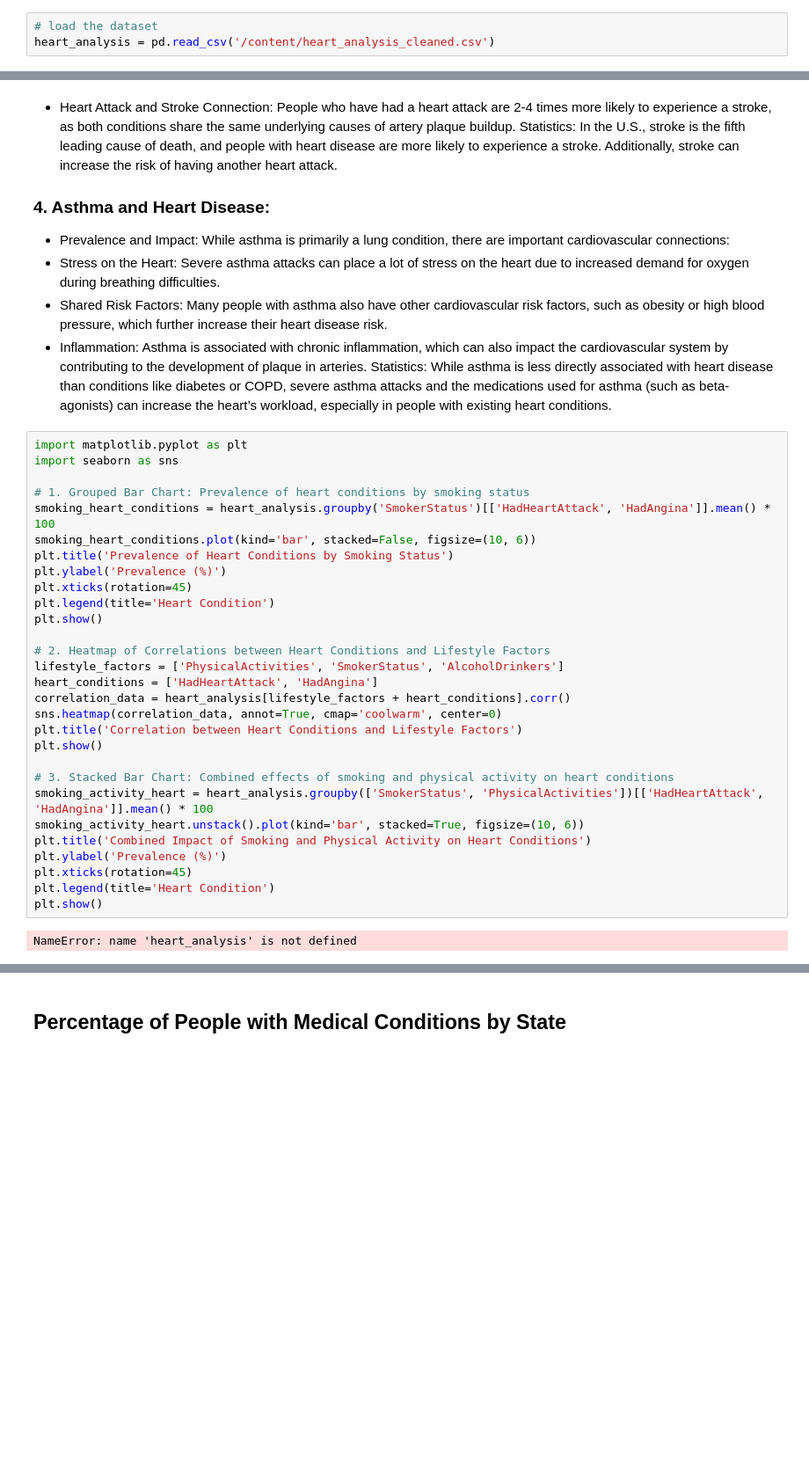
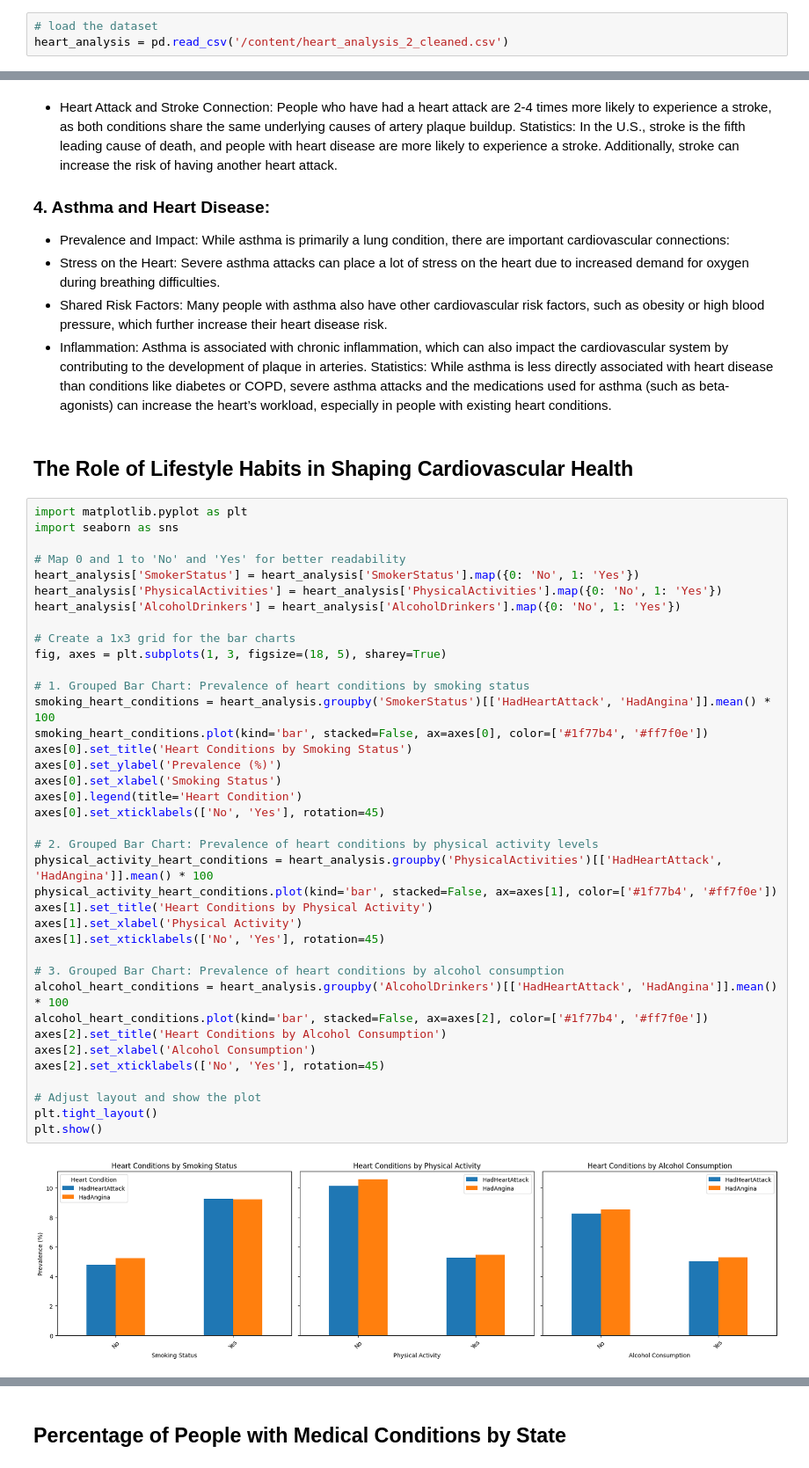
Before and after one commit to bonareri/Python-Data-Analysis, a Jupyter notebook: Heart_Analysis.ipynb, the cells around one changed output, grey strips where cells are left out. Shown at 88% size. Cells and saved outputs as stored; diff of their text form; blank space fills up the shorter version.

```diff
--- a/Heart_Analysis.ipynb
+++ b/Heart_Analysis.ipynb
@@ -10,7 +10,7 @@ import missingno as msn
 import plotly.express as px
 # %%
 # load the dataset
-heart_analysis = pd.read_csv('/content/heart_analysis_cleaned.csv')
+heart_analysis = pd.read_csv('/content/heart_analysis_2_cleaned.csv')
 # %%
 # data exploration
 heart_analysis.head()
@@ -503,34 +512,45 @@ Statistics: In the U.S., stroke is the fifth leading cause of death, and people
 - Shared Risk Factors: Many people with asthma also have other cardiovascular risk factors, such as obesity or high blood pressure, which further increase their heart disease risk.
 - Inflammation: Asthma is associated with chronic inflammation, which can also impact the cardiovascular system by contributing to the development of plaque in arteries.
 Statistics: While asthma is less directly associated with heart disease than conditions like diabetes or COPD, severe asthma attacks and the medications used for asthma (such as beta-agonists) can increase the heart’s workload, especially in people with existing heart conditions.
-# %%
-import matplotlib.pyplot as plt
-import seaborn as sns
-
-# 1. Grouped Bar Chart: Prevalence of heart conditions by smoking status
-smoking_heart_conditions = heart_analysis.groupby('SmokerStatus')[['HadHeartAttack', 'HadAngina']].mean() * 100
-smoking_heart_conditions.plot(kind='bar', stacked=False, figsize=(10, 6))
-plt.title('Prevalence of Heart Conditions by Smoking Status')
-plt.ylabel('Prevalence (%)')
-plt.xticks(rotation=45)
-plt.legend(title='Heart Condition')
-plt.show()
-
-# 2. Heatmap of Correlations between Heart Conditions and Lifestyle Factors
-lifestyle_factors = ['PhysicalActivities', 'SmokerStatus', 'AlcoholDrinkers']
-heart_conditions = ['HadHeartAttack', 'HadAngina']
-correlation_data = heart_analysis[lifestyle_factors + heart_conditions].corr()
-sns.heatmap(correlation_data, annot=True, cmap='coolwarm', center=0)
-plt.title('Correlation between Heart Conditions and Lifestyle Factors')
-plt.show()
-
-# 3. Stacked Bar Chart: Combined effects of smoking and physical activity on heart conditions
-smoking_activity_heart = heart_analysis.groupby(['SmokerStatus', 'PhysicalActivities'])[['HadHeartAttack', 'HadAngina']].mean() * 100
-smoking_activity_heart.unstack().plot(kind='bar', stacked=True, figsize=(10, 6))
-plt.title('Combined Impact of Smoking and Physical Activity on Heart Conditions')
-plt.ylabel('Prevalence (%)')
-plt.xticks(rotation=45)
-plt.legend(title='Heart Condition')
-plt.show()
-# %% [output]
-NameError: name 'heart_analysis' is not defined
+# %% [markdown]
+## The Role of Lifestyle Habits in Shaping Cardiovascular Health
+# %%
+import matplotlib.pyplot as plt
+import seaborn as sns
+
+# Map 0 and 1 to 'No' and 'Yes' for better readability
+heart_analysis['SmokerStatus'] = heart_analysis['SmokerStatus'].map({0: 'No', 1: 'Yes'})
+heart_analysis['PhysicalActivities'] = heart_analysis['PhysicalActivities'].map({0: 'No', 1: 'Yes'})
+heart_analysis['AlcoholDrinkers'] = heart_analysis['AlcoholDrinkers'].map({0: 'No', 1: 'Yes'})
+
+# Create a 1x3 grid for the bar charts
+fig, axes = plt.subplots(1, 3, figsize=(18, 5), sharey=True)
+
+# 1. Grouped Bar Chart: Prevalence of heart conditions by smoking status
+smoking_heart_conditions = heart_analysis.groupby('SmokerStatus')[['HadHeartAttack', 'HadAngina']].mean() * 100
+smoking_heart_conditions.plot(kind='bar', stacked=False, ax=axes[0], color=['#1f77b4', '#ff7f0e'])
+axes[0].set_title('Heart Conditions by Smoking Status')
+axes[0].set_ylabel('Prevalence (%)')
+axes[0].set_xlabel('Smoking Status')
+axes[0].legend(title='Heart Condition')
+axes[0].set_xticklabels(['No', 'Yes'], rotation=45)
+
+# 2. Grouped Bar Chart: Prevalence of heart conditions by physical activity levels
+physical_activity_heart_conditions = heart_analysis.groupby('PhysicalActivities')[['HadHeartAttack', 'HadAngina']].mean() * 100
+physical_activity_heart_conditions.plot(kind='bar', stacked=False, ax=axes[1], color=['#1f77b4', '#ff7f0e'])
+axes[1].set_title('Heart Conditions by Physical Activity')
+axes[1].set_xlabel('Physical Activity')
+axes[1].set_xticklabels(['No', 'Yes'], rotation=45)
+
+# 3. Grouped Bar Chart: Prevalence of heart conditions by alcohol consumption
+alcohol_heart_conditions = heart_analysis.groupby('AlcoholDrinkers')[['HadHeartAttack', 'HadAngina']].mean() * 100
+alcohol_heart_conditions.plot(kind='bar', stacked=False, ax=axes[2], color=['#1f77b4', '#ff7f0e'])
+axes[2].set_title('Heart Conditions by Alcohol Consumption')
+axes[2].set_xlabel('Alcohol Consumption')
+axes[2].set_xticklabels(['No', 'Yes'], rotation=45)
+
+# Adjust layout and show the plot
+plt.tight_layout()
+plt.show()
+# %% [output]
+[figure, added]
```
Also changed, not shown: parts of 13 cells of this notebook.
